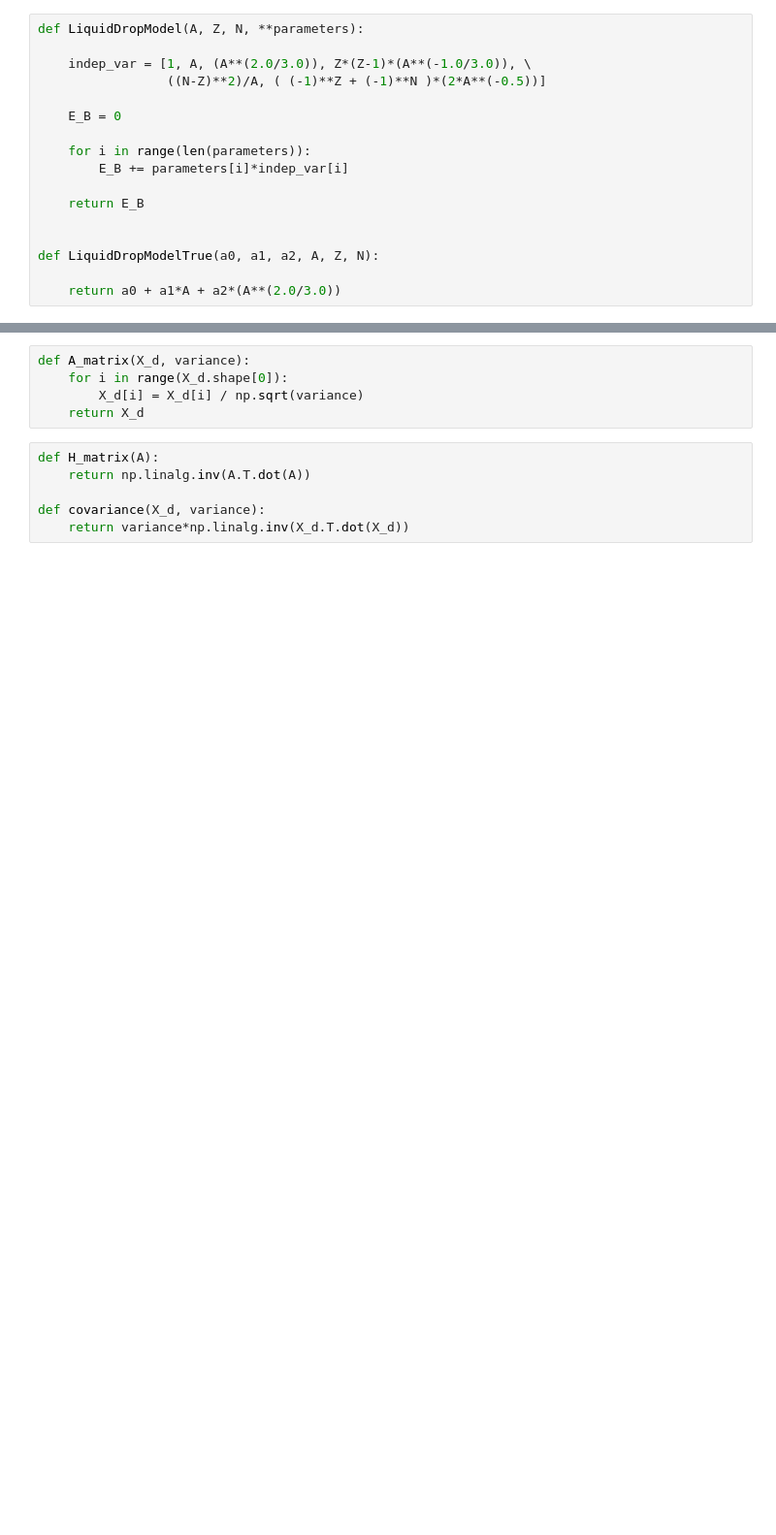
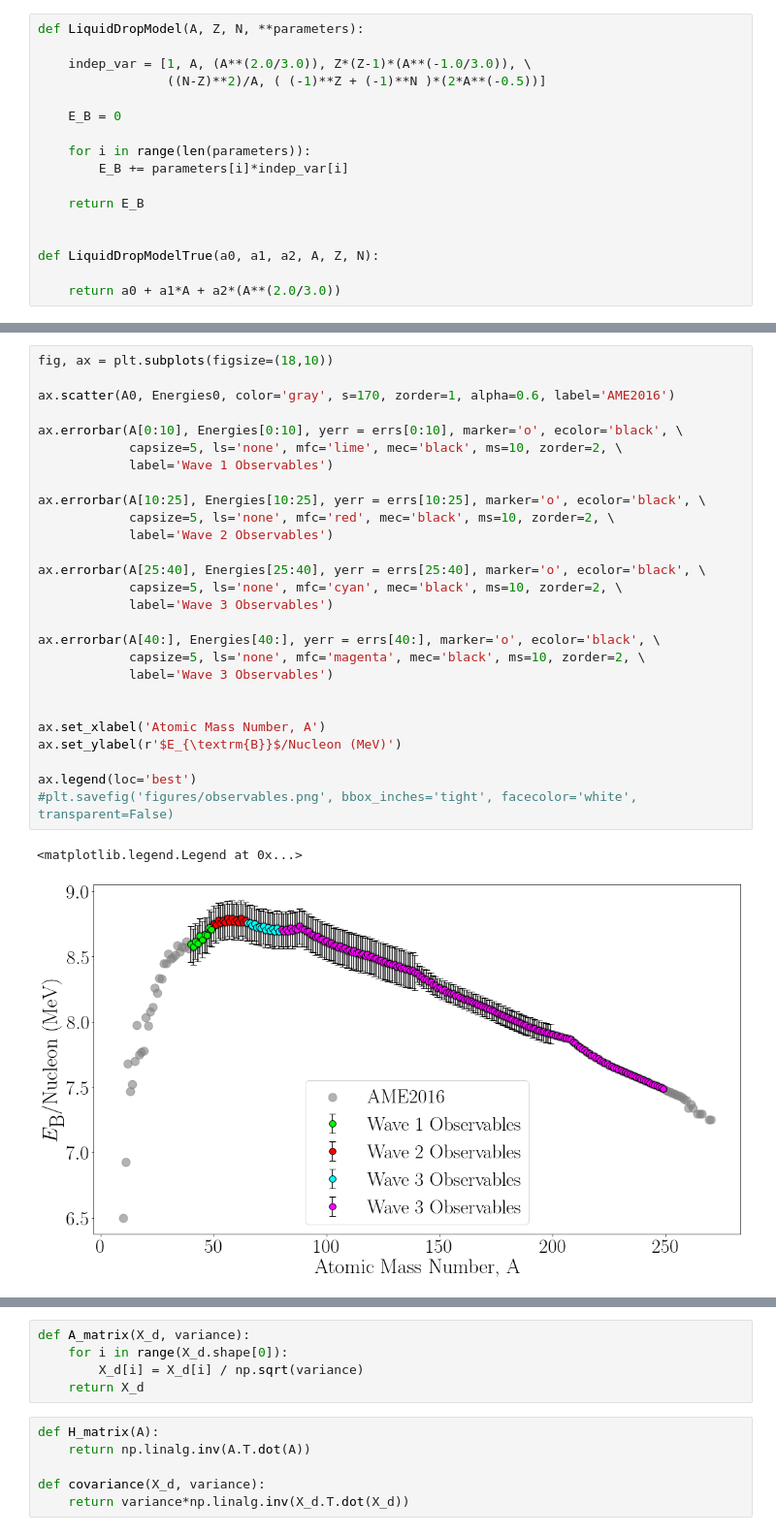
Before and after one commit to elliemay481/HistoryMatching, a Jupyter notebook: LiquidDropAnalytical.ipynb, the cells around one changed output, grey strips where cells are left out. Shown at 97% size. Drawn from its saved outputs; the diff is of its cells as text; blank space fills up the shorter version.

```diff
--- a/LiquidDropAnalytical.ipynb
+++ b/LiquidDropAnalytical.ipynb
@@ -198,3 +273,33 @@ print('6D sigma_model : ' + str(pred_sigma_6d) )
+# %%
+fig, ax = plt.subplots(figsize=(18,10))
+
+ax.scatter(A0, Energies0, color='gray', s=170, zorder=1, alpha=0.6, label='AME2016')
+
+ax.errorbar(A[0:10], Energies[0:10], yerr = errs[0:10], marker='o', ecolor='black', \
+            capsize=5, ls='none', mfc='lime', mec='black', ms=10, zorder=2, \
+            label='Wave 1 Observables')
+
+ax.errorbar(A[10:25], Energies[10:25], yerr = errs[10:25], marker='o', ecolor='black', \
+            capsize=5, ls='none', mfc='red', mec='black', ms=10, zorder=2, \
+            label='Wave 2 Observables')
+
+ax.errorbar(A[25:40], Energies[25:40], yerr = errs[25:40], marker='o', ecolor='black', \
+            capsize=5, ls='none', mfc='cyan', mec='black', ms=10, zorder=2, \
+            label='Wave 3 Observables')
+
+ax.errorbar(A[40:], Energies[40:], yerr = errs[40:], marker='o', ecolor='black', \
+            capsize=5, ls='none', mfc='magenta', mec='black', ms=10, zorder=2, \
+            label='Wave 3 Observables')
+
+
+ax.set_xlabel('Atomic Mass Number, A')
+ax.set_ylabel(r'$E_{\textrm{B}}$/Nucleon (MeV)')
+
+ax.legend(loc='best')
+#plt.savefig('figures/observables.png', bbox_inches='tight', facecolor='white', transparent=False)
+# %% [output]
+<matplotlib.legend.Legend at 0x...>
+[figure, added]
 # %%
 # check for most important active variables
 
```
Also changed, not shown: parts of 16 cells of this notebook, 51 other files.
